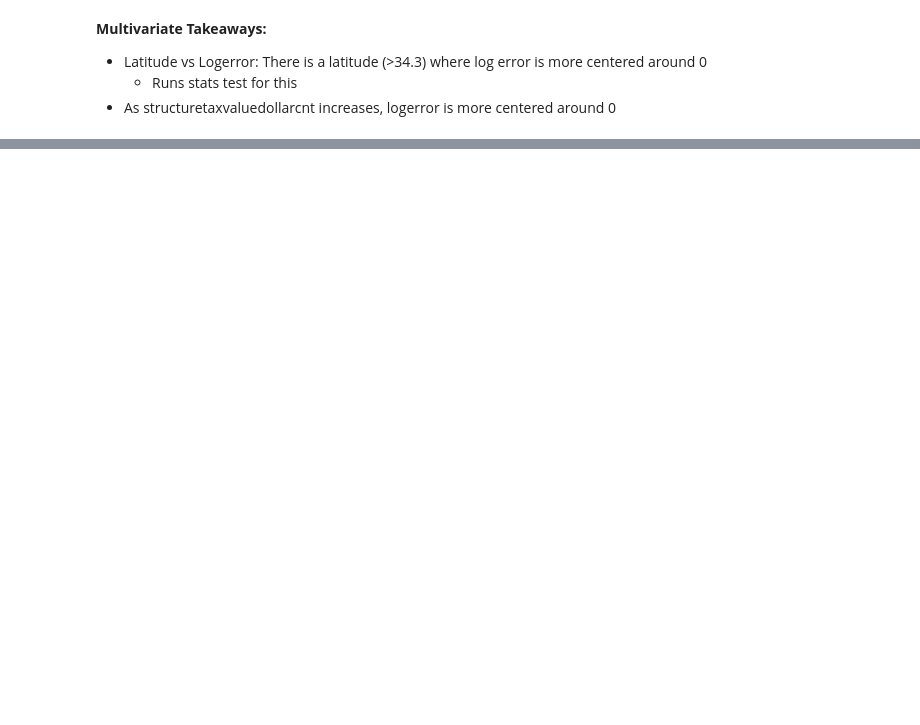
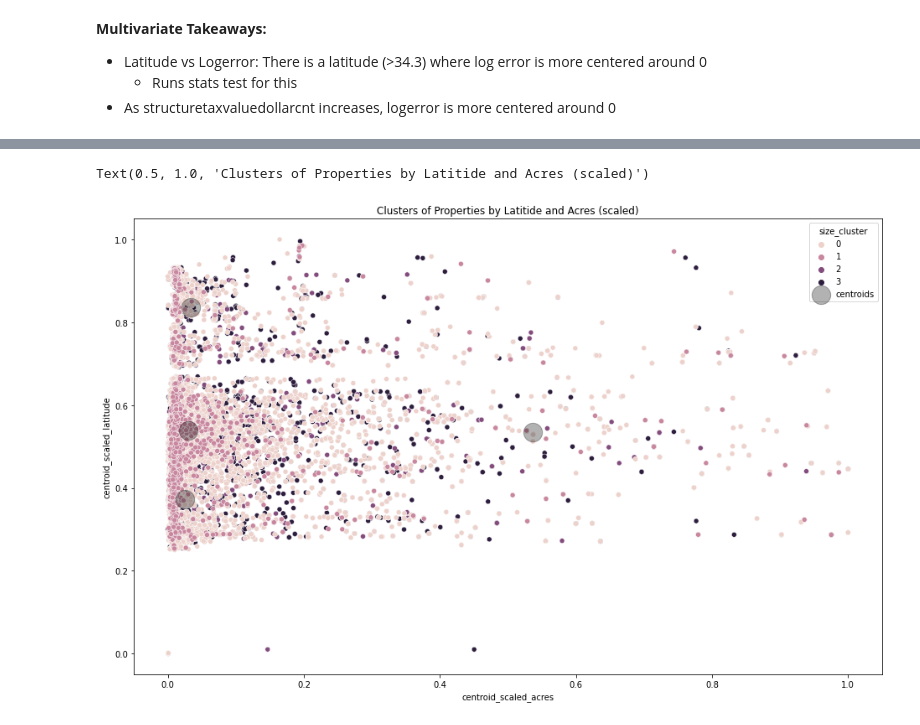
Before and after one commit to Gabriela-and-Justin/Zillow-Clustering-Project, a Jupyter notebook: Justin_Explore.ipynb, the cells around one changed output, grey strips where cells are left out. Drawn from its saved outputs; the diff is of its cells as text; code cells hidden in the pictures; blank space fills up the shorter version.

```diff
--- a/Justin_Explore.ipynb
+++ b/Justin_Explore.ipynb
@@ -327,0 +489,11 @@ ____________________
+# %%
+k = 4
+# as reminders:
+cluster_vars = ['scaled_acres', 'scaled_latitude']
+cluster_name = 'size_cluster'
+# %%
+kmeans = create_clusters(X[0], k, cluster_vars)
+# %%
+centroid_df = get_centroids(kmeans, cluster_vars, cluster_name)
+# %%
+X = assign_clusters(kmeans, cluster_vars, cluster_name, centroid_df)
@@ -327,0 +502,12 @@ ____________________
+# %%
+plt.figure(figsize=(16,10))
+
+sns.scatterplot(x='scaled_acres', y='scaled_latitude', data=X[0], hue='size_cluster')
+
+# plot cluster centers (centroids)
+centroid_df.plot.scatter(x='centroid_scaled_acres', y='centroid_scaled_latitude', ax=plt.gca(), color='k', alpha = 0.3, s = 500, marker = 'o', label = 'centroids')
+
+plt.title('Clusters of Properties by Latitide and Acres (scaled)')
+# %% [output]
+Text(0.5, 1.0, 'Clusters of Properties by Latitide and Acres (scaled)')
+[figure, added]
```
Also changed, not shown: parts of 84 cells of this notebook.
